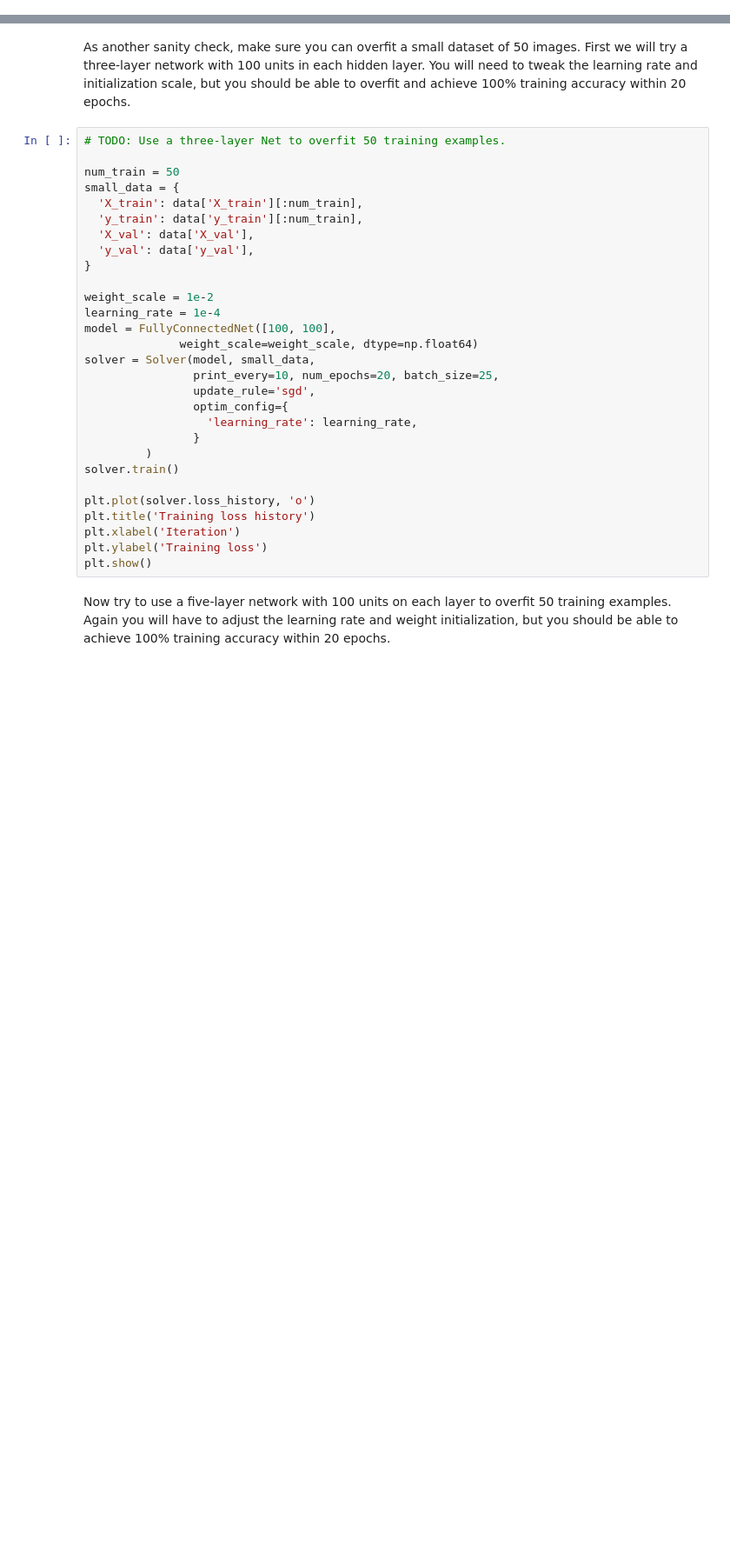
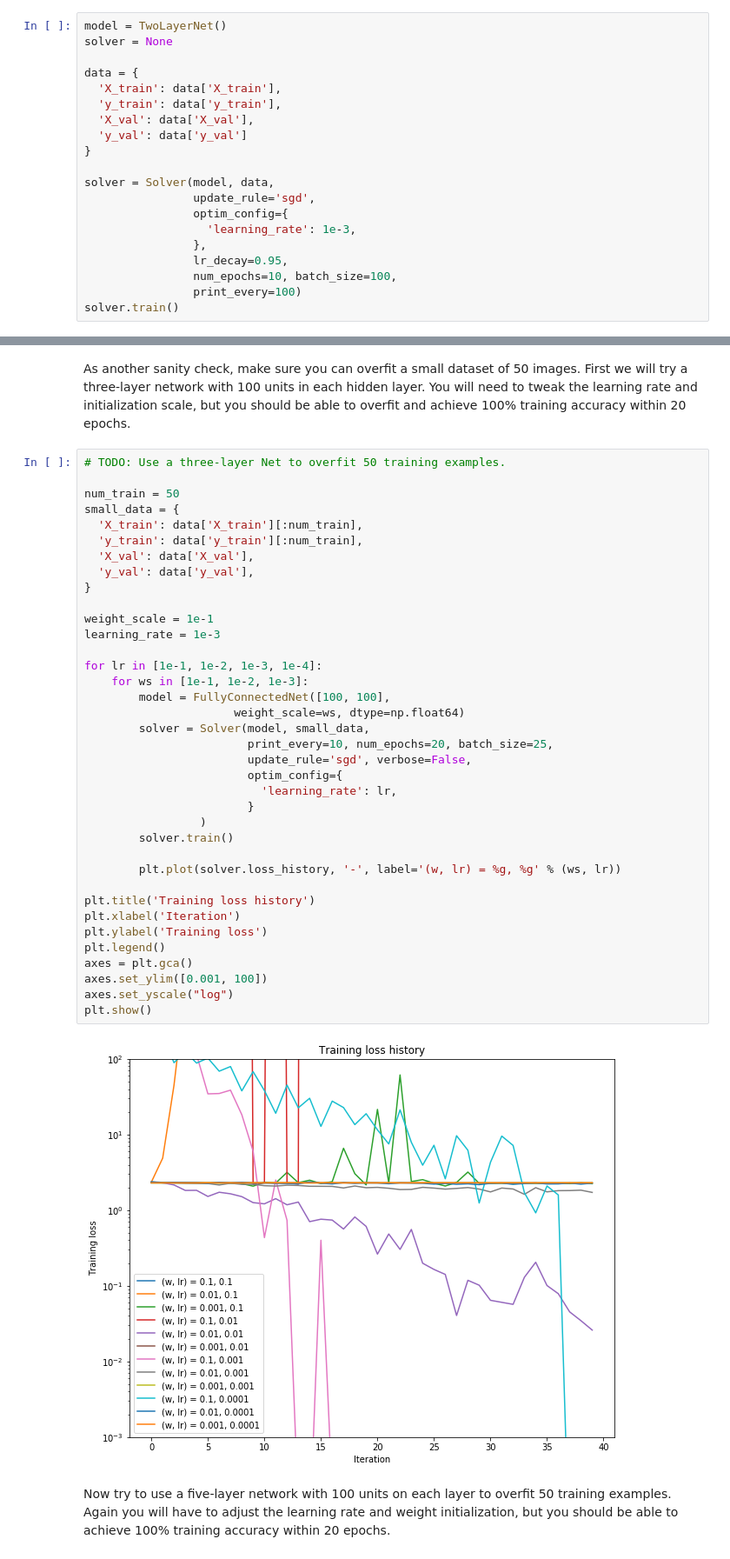
Before and after one commit to hemmer/cs231n, a Jupyter notebook: assignment2/FullyConnectedNets.ipynb, the cells around one changed output, grey strips where cells are left out. Shown at 87% size. Drawn from its saved outputs; the diff is of its cells as text; blank space fills up the shorter version.

```diff
--- a/assignment2/FullyConnectedNets.ipynb
+++ b/assignment2/FullyConnectedNets.ipynb
@@ -324,0 +316,20 @@ pass
+# %%
+model = TwoLayerNet()
+solver = None
+
+data = {
+  'X_train': data['X_train'],
+  'y_train': data['y_train'],
+  'X_val': data['X_val'],
+  'y_val': data['y_val']
+}
+
+solver = Solver(model, data,
+                update_rule='sgd',
+                optim_config={
+                  'learning_rate': 1e-3,
+                },
+                lr_decay=0.95,
+                num_epochs=10, batch_size=100,
+                print_every=100)
+solver.train()
@@ -375,32 +424,42 @@ As another sanity check, make sure you can overfit a small dataset of 50 images.
 # %%
 # TODO: Use a three-layer Net to overfit 50 training examples.
 
 num_train = 50
 small_data = {
   'X_train': data['X_train'][:num_train],
   'y_train': data['y_train'][:num_train],
   'X_val': data['X_val'],
   'y_val': data['y_val'],
 }
 
-weight_scale = 1e-2
-learning_rate = 1e-4
-model = FullyConnectedNet([100, 100],
-              weight_scale=weight_scale, dtype=np.float64)
-solver = Solver(model, small_data,
-                print_every=10, num_epochs=20, batch_size=25,
-                update_rule='sgd',
-                optim_config={
-                  'learning_rate': learning_rate,
-                }
-         )
-solver.train()
+weight_scale = 1e-1
+learning_rate = 1e-3
 
-plt.plot(solver.loss_history, 'o')
+for lr in [1e-1, 1e-2, 1e-3, 1e-4]:
+    for ws in [1e-1, 1e-2, 1e-3]:
+        model = FullyConnectedNet([100, 100],
+                      weight_scale=ws, dtype=np.float64)
+        solver = Solver(model, small_data,
+                        print_every=10, num_epochs=20, batch_size=25,
+                        update_rule='sgd', verbose=False,
+                        optim_config={
+                          'learning_rate': lr,
+                        }
+                 )
+        solver.train()
+
+        plt.plot(solver.loss_history, '-', label='(w, lr) = %g, %g' % (ws, lr))
+
 plt.title('Training loss history')
 plt.xlabel('Iteration')
 plt.ylabel('Training loss')
+plt.legend()
+axes = plt.gca()
+axes.set_ylim([0.001, 100])
+axes.set_yscale("log")
 plt.show()
+# %% [output]
+[figure, added]
 # %% [markdown]
 Now try to use a five-layer network with 100 units on each layer to overfit 50 training examples. Again you will have to adjust the learning rate and weight initialization, but you should be able to achieve 100% training accuracy within 20 epochs.
 # %%
```
Also changed, not shown: parts of 7 cells of this notebook, 2 other files.
